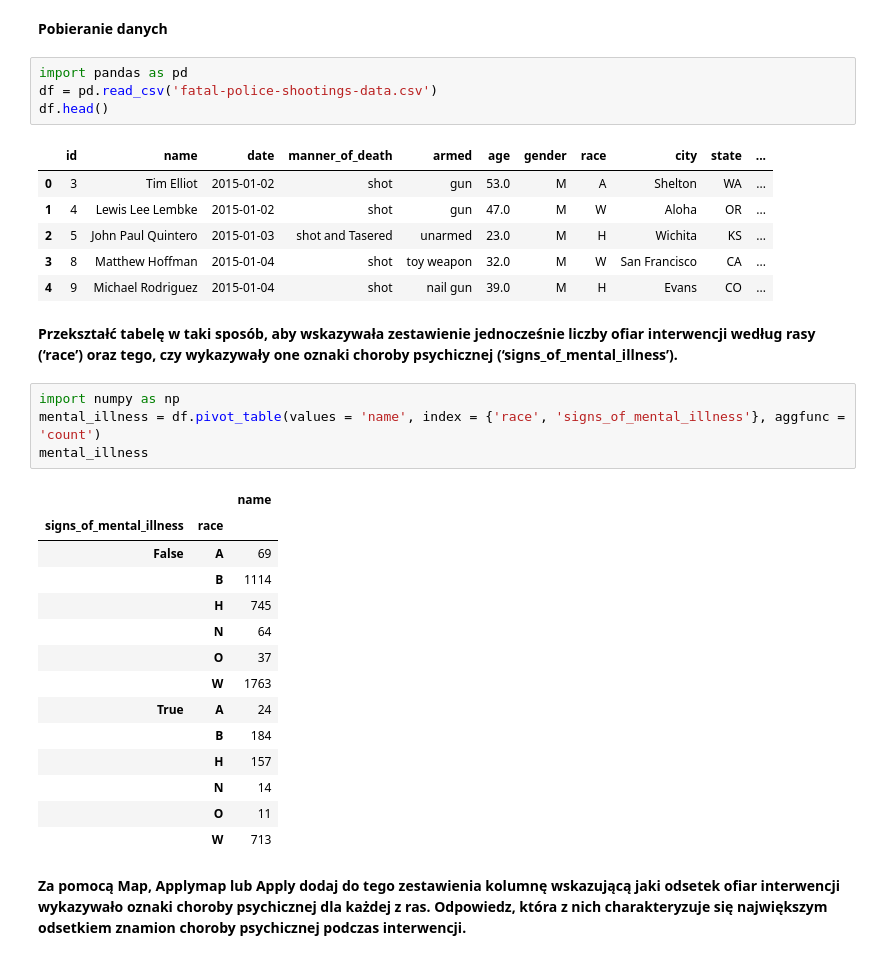
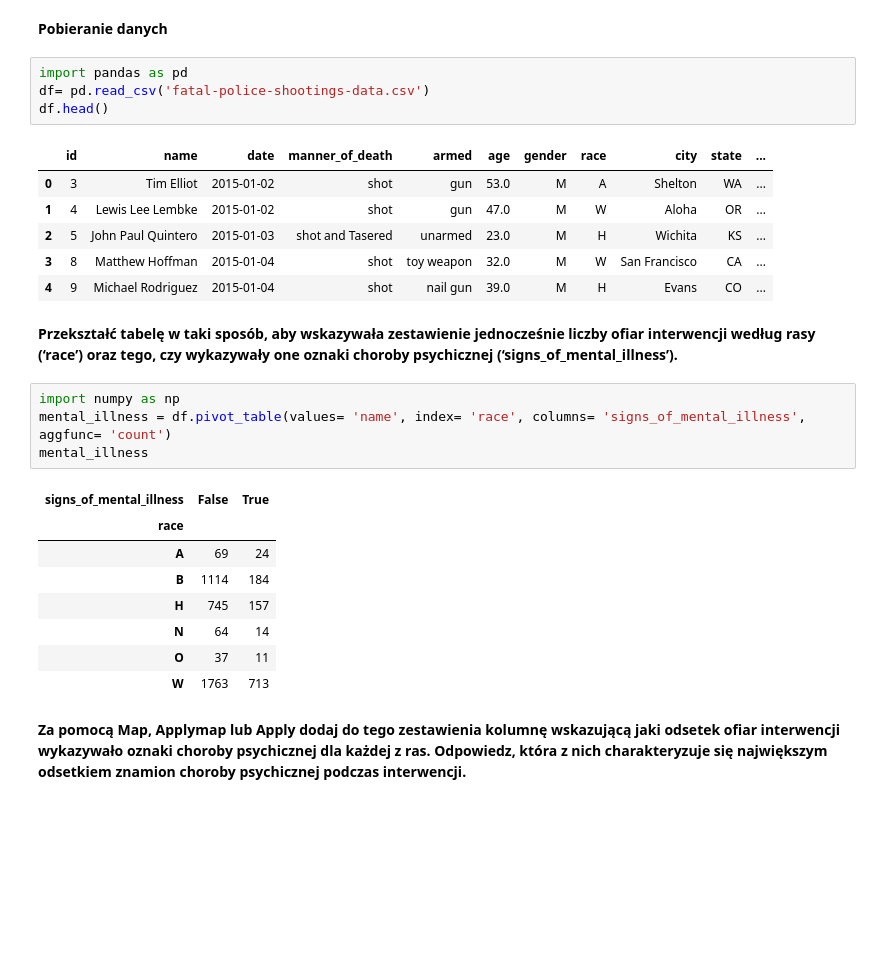
Before and after one commit to MarcinAn/Przestepczosc, a Jupyter notebook: Przestepczosc.ipynb, the cells around one changed output. Saved outputs shown, nothing was run; the diff lists cells and outputs as text; blank space fills up the shorter version.

```diff
--- a/Przestepczosc.ipynb
+++ b/Przestepczosc.ipynb
@@ -4,7 +4,7 @@
 **Pobieranie danych**
 # %%
 import pandas as pd
-df = pd.read_csv('fatal-police-shootings-data.csv')
+df= pd.read_csv('fatal-police-shootings-data.csv')
 df.head()
 # %% [output]
 |  | id | name | date | manner_of_death | armed | age | gender | race | city | state | ... |
@@ -17,23 +17,17 @@ df.head()
 **Przekształć tabelę w taki sposób, aby wskazywała zestawienie jednocześnie liczby ofiar interwencji według rasy (‘race’) oraz tego, czy wykazywały one oznaki choroby psychicznej (‘signs_of_mental_illness’).**
 # %%
 import numpy as np
-mental_illness = df.pivot_table(values = 'name', index = {'race', 'signs_of_mental_illness'}, aggfunc = 'count')
+mental_illness = df.pivot_table(values= 'name', index= 'race', columns= 'signs_of_mental_illness', aggfunc= 'count')
 mental_illness
 # %% [output]
-|  |  | name |
-| signs_of_mental_illness | race |  |
-| False | A | 69 |
-|  | B | 1114 |
-|  | H | 745 |
-|  | N | 64 |
-|  | O | 37 |
-|  | W | 1763 |
-| True | A | 24 |
-|  | B | 184 |
-|  | H | 157 |
-|  | N | 14 |
-|  | O | 11 |
-|  | W | 713 |
+| signs_of_mental_illness | False | True |
+| race |  |  |
+| A | 69 | 24 |
+| B | 1114 | 184 |
+| H | 745 | 157 |
+| N | 64 | 14 |
+| O | 37 | 11 |
+| W | 1763 | 713 |
 # %% [markdown]
 **Za pomocą Map, Applymap lub Apply dodaj do tego zestawienia kolumnę wskazującą jaki odsetek ofiar interwencji wykazywało oznaki choroby psychicznej dla każdej z ras. Odpowiedz, która z nich charakteryzuje się największym odsetkiem znamion choroby psychicznej podczas interwencji.**
 # %%
```
Also changed, not shown: parts of 4 cells of this notebook.
